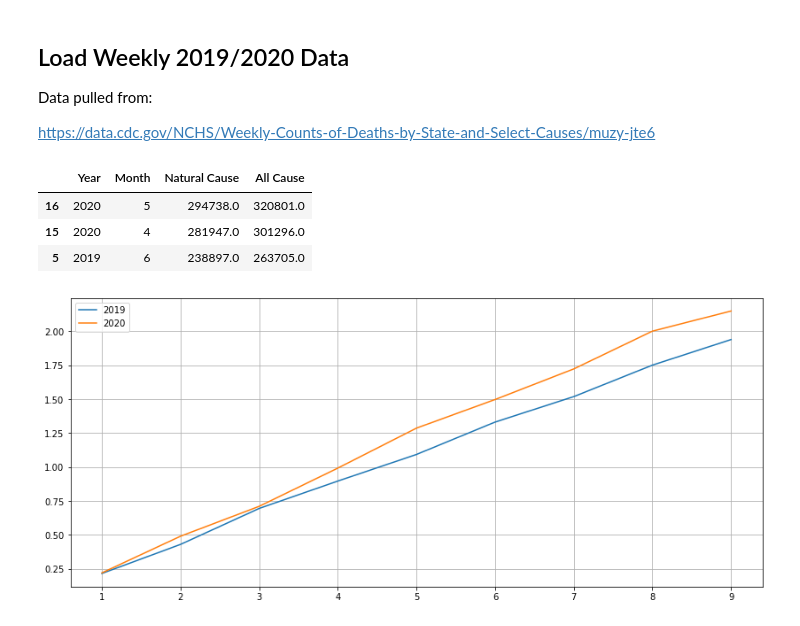
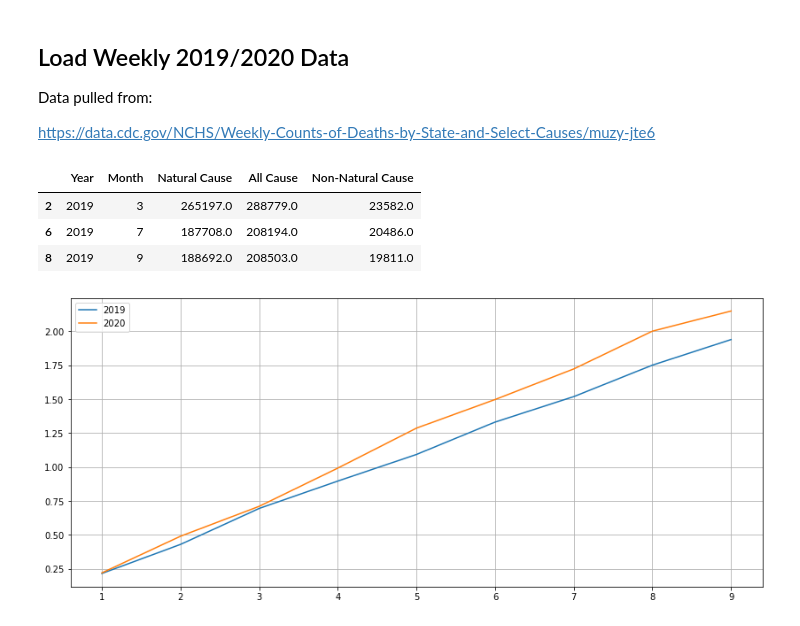
Before and after one commit to castle8080/castle_analysis, a Jupyter notebook: us_deaths/NaturalCauseDeaths.ipynb, the cells around one changed output. Saved outputs shown, nothing was run; the diff lists cells and outputs as text; code cells hidden in the pictures.

```diff
--- a/us_deaths/NaturalCauseDeaths.ipynb
+++ b/us_deaths/NaturalCauseDeaths.ipynb
@@ -22,21 +22,23 @@ with urllib.request.urlopen(data_url) as fh:
 weekly_deaths_by_state["Week Ending Date"] = pd.to_datetime(weekly_deaths_by_state["Week Ending Date"])
 weekly_deaths_by_state["Month"] = weekly_deaths_by_state["Week Ending Date"].dt.month
 weekly_deaths_by_state["Year"] = weekly_deaths_by_state["Week Ending Date"].dt.year
+# %%
+weekly_deaths_by_state['Non-Natural Cause'] = weekly_deaths_by_state['All Cause'] - weekly_deaths_by_state['Natural Cause']
 # %%
 # Filter to United States
 # States are listed as well, but US has the sums
 mortality_counts_recent = weekly_deaths_by_state\
     [weekly_deaths_by_state['Jurisdiction of Occurrence'] == 'United States']\
     .groupby(['Year', 'Month'])\
-    .agg({'Natural Cause': 'sum', 'All Cause': 'sum'})\
+    .agg({'Natural Cause': 'sum', 'All Cause': 'sum', 'Non-Natural Cause': 'sum'})\
     .reset_index()
 
 mortality_counts_recent.sample(3)
 # %% [output]
-|  | Year | Month | Natural Cause | All Cause |
-| 16 | 2020 | 5 | 294738.0 | 320801.0 |
-| 15 | 2020 | 4 | 281947.0 | 301296.0 |
-| 5 | 2019 | 6 | 238897.0 | 263705.0 |
+|  | Year | Month | Natural Cause | All Cause | Non-Natural Cause |
+| 2 | 2019 | 3 | 265197.0 | 288779.0 | 23582.0 |
+| 6 | 2019 | 7 | 187708.0 | 208194.0 | 20486.0 |
+| 8 | 2019 | 9 | 188692.0 | 208503.0 | 19811.0 |
 # %%
 year_comparison = pd.merge(
     mortality_counts_recent[mortality_counts_recent.Year == 2019],
```
Also changed, not shown: parts of 2 cells of this notebook.
